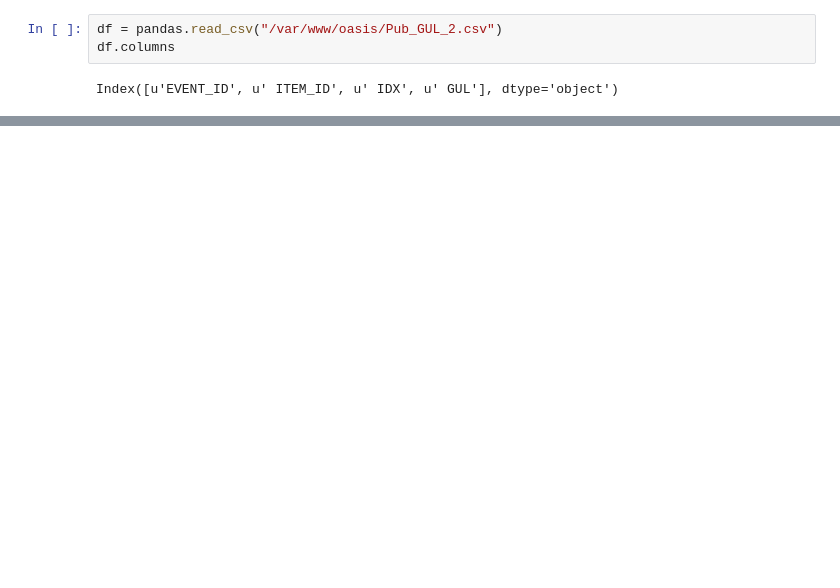
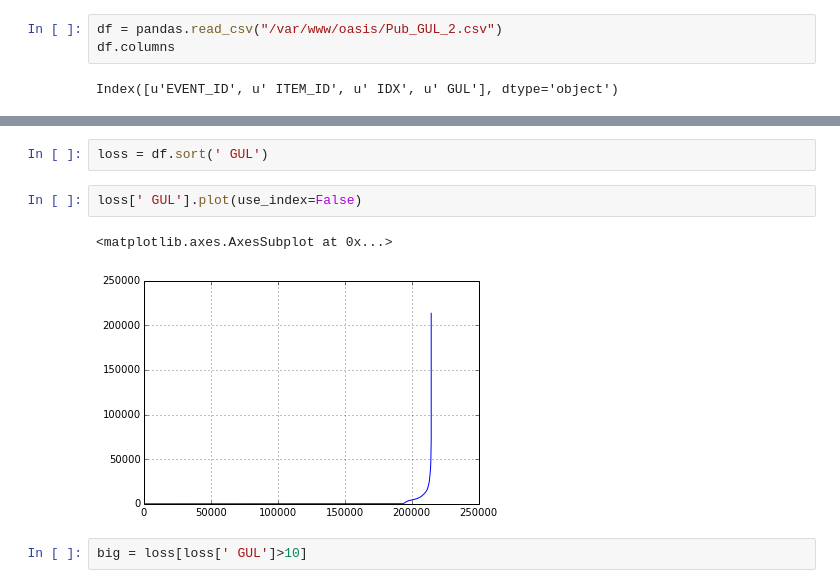
Before and after one commit to sushv/spittalpond, a Jupyter notebook: toymodel.ipynb, the cells around one changed output, grey strips where cells are left out. Drawn from its saved outputs; the diff is of its cells as text; blank space fills up the shorter version.

```diff
--- a/toymodel.ipynb
+++ b/toymodel.ipynb
@@ -152,0 +162,9 @@ df.tail(1000).plot()
+# %%
+loss = df.sort(' GUL')
+# %%
+loss[' GUL'].plot(use_index=False)
+# %% [output]
+<matplotlib.axes.AxesSubplot at 0x...>
+[figure, added]
+# %%
+big = loss[loss[' GUL']>10]
```
Also changed, not shown: parts of 6 cells of this notebook.
